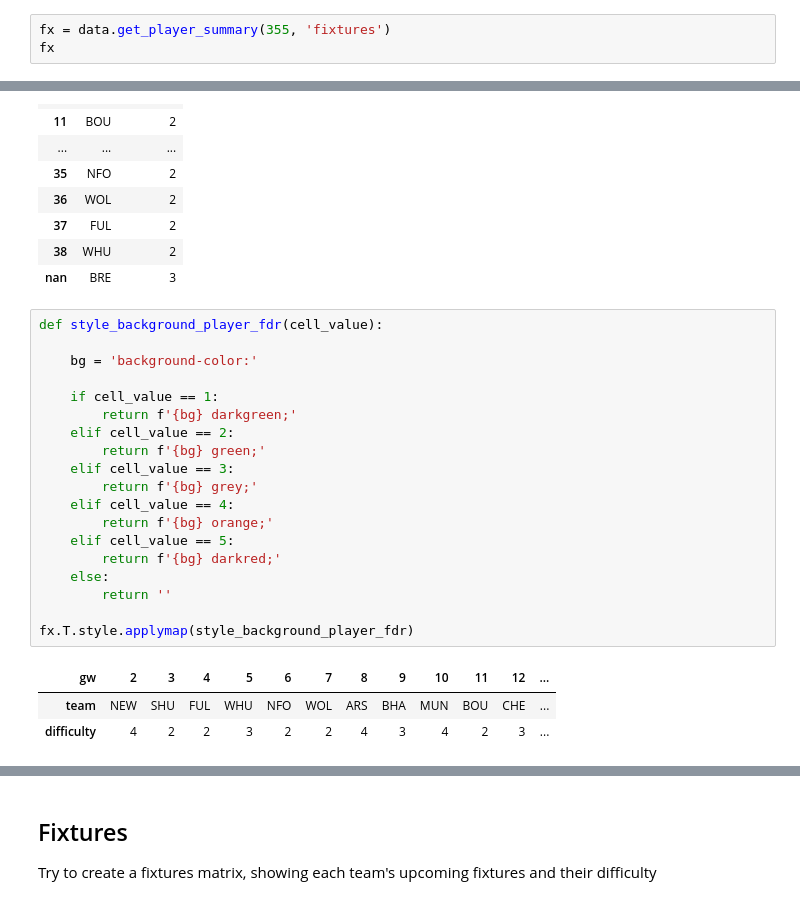
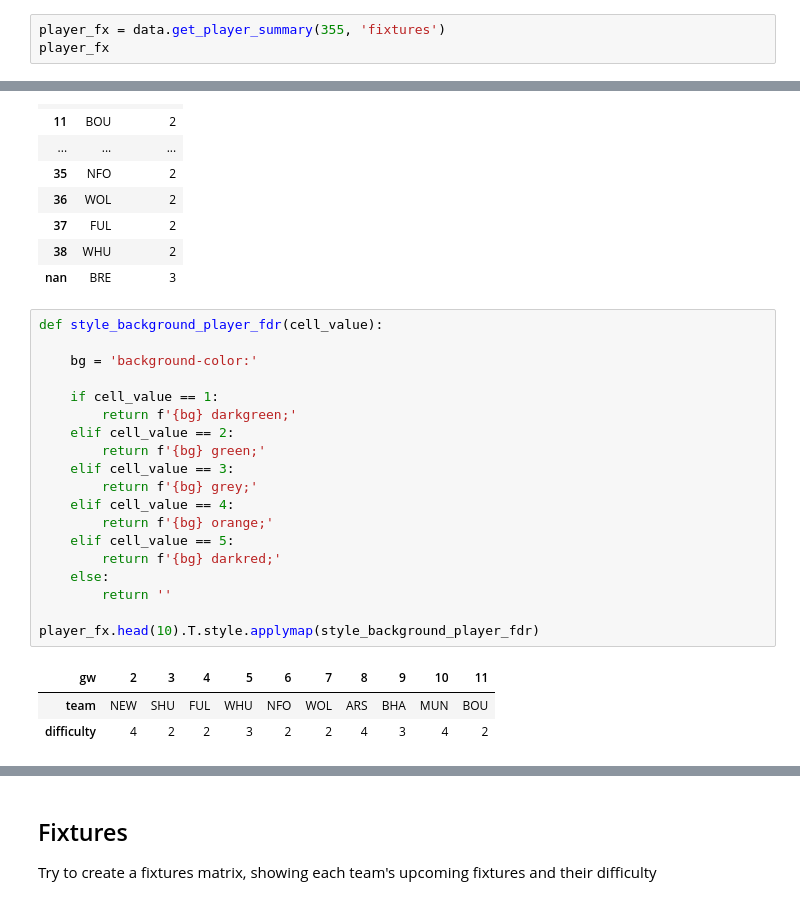
Before and after one commit to James-Leslie/fpl-data, a Jupyter notebook: notebooks/transform.ipynb, the cells around one changed output, grey strips where cells are left out. Drawn from its saved outputs; the diff is of its cells as text.

```diff
--- a/notebooks/transform.ipynb
+++ b/notebooks/transform.ipynb
@@ -35,8 +35,8 @@ data.players_df.sort_values('Pts', ascending=False)
 # %% [markdown]
 ## Player summary
 # %%
-fx = data.get_player_summary(355, 'fixtures')
-fx
+player_fx = data.get_player_summary(355, 'fixtures')
+player_fx
 # %% [output]
 Fetching
 ...
@@ -62,23 +62,23 @@ DONE!
 # %%
 def style_background_player_fdr(cell_value):
 
     bg = 'background-color:'
 
     if cell_value == 1:
         return f'{bg} darkgreen;'
     elif cell_value == 2:
         return f'{bg} green;'
     elif cell_value == 3:
         return f'{bg} grey;'
     elif cell_value == 4:
         return f'{bg} orange;'
     elif cell_value == 5:
         return f'{bg} darkred;'
     else:
         return ''
 
-fx.T.style.applymap(style_background_player_fdr)
+player_fx.head(10).T.style.applymap(style_background_player_fdr)
 # %% [output]
-| gw | 2 | 3 | 4 | 5 | 6 | 7 | 8 | 9 | 10 | 11 | 12 | ... |
-| team | NEW | SHU | FUL | WHU | NFO | WOL | ARS | BHA | MUN | BOU | CHE | ... |
-| difficulty | 4 | 2 | 2 | 3 | 2 | 2 | 4 | 3 | 4 | 2 | 3 | ... |
+| gw | 2 | 3 | 4 | 5 | 6 | 7 | 8 | 9 | 10 | 11 |
+| team | NEW | SHU | FUL | WHU | NFO | WOL | ARS | BHA | MUN | BOU |
+| difficulty | 4 | 2 | 2 | 3 | 2 | 2 | 4 | 3 | 4 | 2 |
```
Also changed, not shown: parts of 2 cells of this notebook, 2 other files.
